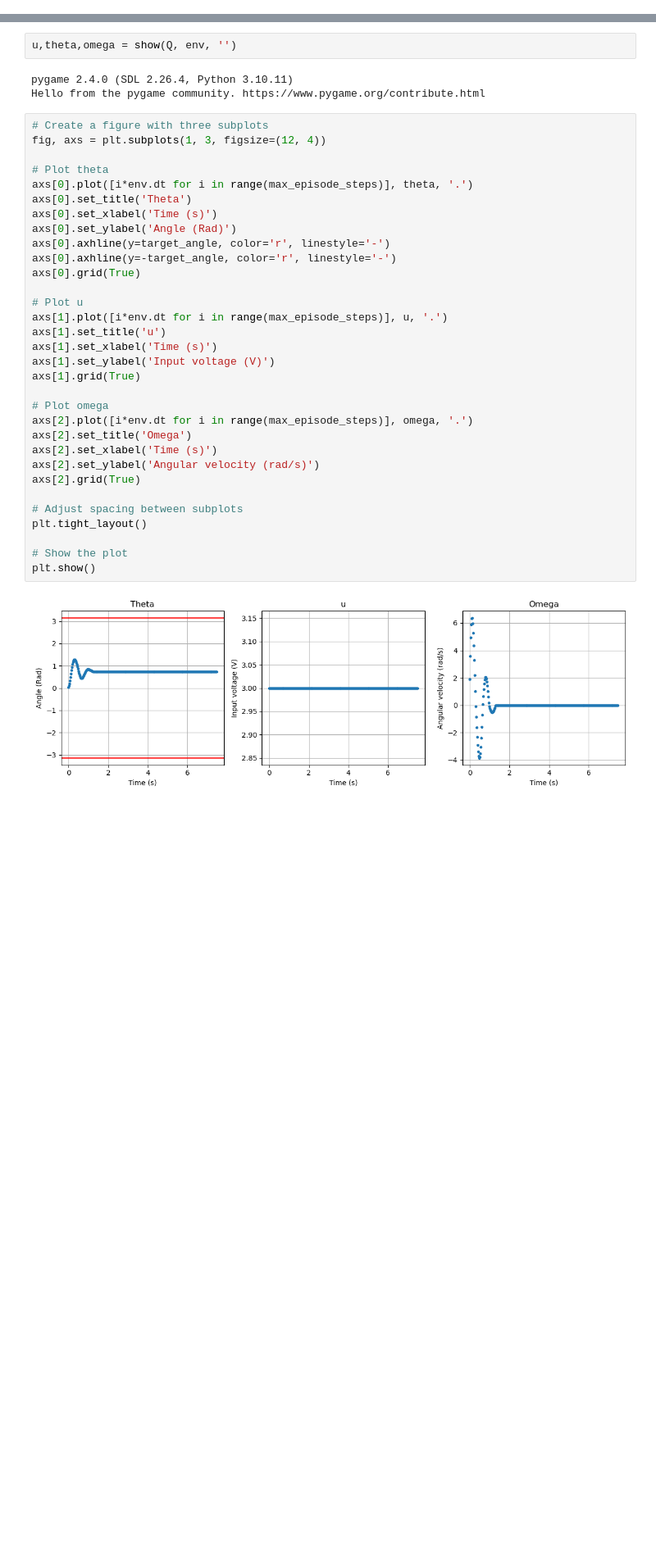
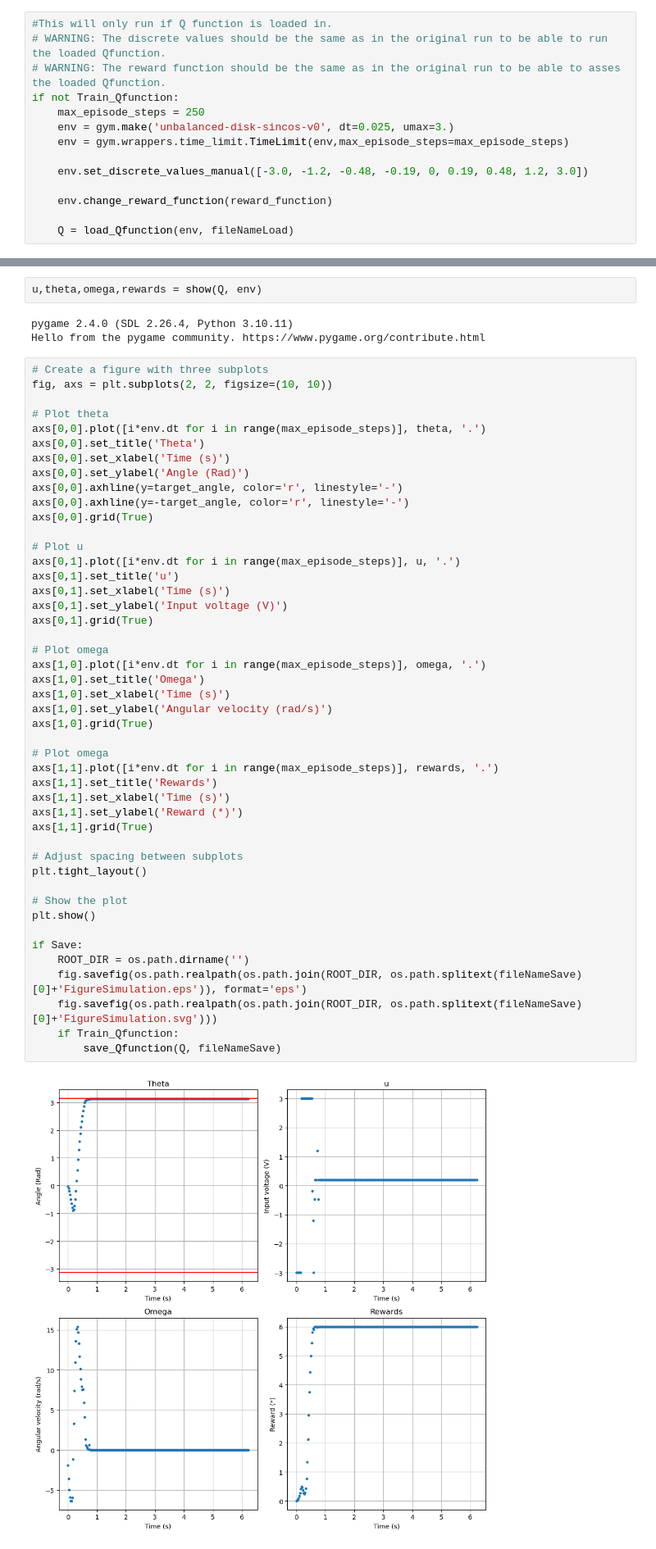
Before and after one commit to Erick-Hoogstrate/5SC28, a Jupyter notebook: DQN.ipynb, the cells around one changed output, grey strips where cells are left out. Shown at 82% size. Cells and saved outputs as stored; diff of their text form; blank space fills up the shorter version.

```diff
--- a/DQN.ipynb
+++ b/DQN.ipynb
@@ -216,0 +53,14 @@ loading best result
+# %%
+#This will only run if Q function is loaded in.
+# WARNING: The discrete values should be the same as in the original run to be able to run the loaded Qfunction.
+# WARNING: The reward function should be the same as in the original run to be able to asses the loaded Qfunction.
+if not Train_Qfunction:
+    max_episode_steps = 250
+    env = gym.make('unbalanced-disk-sincos-v0', dt=0.025, umax=3.)
+    env = gym.wrappers.time_limit.TimeLimit(env,max_episode_steps=max_episode_steps)
+
+    env.set_discrete_values_manual([-3.0, -1.2, -0.48, -0.19, 0, 0.19, 0.48, 1.2, 3.0])
+
+    env.change_reward_function(reward_function)
+
+    Q = load_Qfunction(env, fileNameLoad)
@@ -217,41 +70,55 @@ loading best result
 # %%
-u,theta,omega = show(Q, env, '')
+u,theta,omega,rewards = show(Q, env)
 # %% [output]
 pygame 2.4.0 (SDL 2.26.4, Python 3.10.11)
 Hello from the pygame community. https://www.pygame.org/contribute.html
 # %%
 # Create a figure with three subplots
-fig, axs = plt.subplots(1, 3, figsize=(12, 4))
+fig, axs = plt.subplots(2, 2, figsize=(10, 10))
 
 # Plot theta
-axs[0].plot([i*env.dt for i in range(max_episode_steps)], theta, '.')
-axs[0].set_title('Theta')
-axs[0].set_xlabel('Time (s)')
-axs[0].set_ylabel('Angle (Rad)')
-axs[0].axhline(y=target_angle, color='r', linestyle='-')
-axs[0].axhline(y=-target_angle, color='r', linestyle='-')
-axs[0].grid(True)
+axs[0,0].plot([i*env.dt for i in range(max_episode_steps)], theta, '.')
+axs[0,0].set_title('Theta')
+axs[0,0].set_xlabel('Time (s)')
+axs[0,0].set_ylabel('Angle (Rad)')
+axs[0,0].axhline(y=target_angle, color='r', linestyle='-')
+axs[0,0].axhline(y=-target_angle, color='r', linestyle='-')
+axs[0,0].grid(True)
 
 # Plot u
-axs[1].plot([i*env.dt for i in range(max_episode_steps)], u, '.')
-axs[1].set_title('u')
-axs[1].set_xlabel('Time (s)')
-axs[1].set_ylabel('Input voltage (V)')
-axs[1].grid(True)
+axs[0,1].plot([i*env.dt for i in range(max_episode_steps)], u, '.')
+axs[0,1].set_title('u')
+axs[0,1].set_xlabel('Time (s)')
+axs[0,1].set_ylabel('Input voltage (V)')
+axs[0,1].grid(True)
 
 # Plot omega
-axs[2].plot([i*env.dt for i in range(max_episode_steps)], omega, '.')
-axs[2].set_title('Omega')
-axs[2].set_xlabel('Time (s)')
-axs[2].set_ylabel('Angular velocity (rad/s)')
-axs[2].grid(True)
+axs[1,0].plot([i*env.dt for i in range(max_episode_steps)], omega, '.')
+axs[1,0].set_title('Omega')
+axs[1,0].set_xlabel('Time (s)')
+axs[1,0].set_ylabel('Angular velocity (rad/s)')
+axs[1,0].grid(True)
+
+# Plot omega
+axs[1,1].plot([i*env.dt for i in range(max_episode_steps)], rewards, '.')
+axs[1,1].set_title('Rewards')
+axs[1,1].set_xlabel('Time (s)')
+axs[1,1].set_ylabel('Reward (*)')
+axs[1,1].grid(True)
 
 # Adjust spacing between subplots
 plt.tight_layout()
 
 # Show the plot
 plt.show()
+
+if Save:
+    ROOT_DIR = os.path.dirname('')
+    fig.savefig(os.path.realpath(os.path.join(ROOT_DIR, os.path.splitext(fileNameSave)[0]+'FigureSimulation.eps')), format='eps')
+    fig.savefig(os.path.realpath(os.path.join(ROOT_DIR, os.path.splitext(fileNameSave)[0]+'FigureSimulation.svg')))
+    if Train_Qfunction:
+        save_Qfunction(Q, fileNameSave)
 # %% [output]
-[figure, old version]
+[figure, new version]
 # %%
 from matplotlib import pyplot as plt
```
Also changed, not shown: parts of 12 cells of this notebook, 5 other files.
